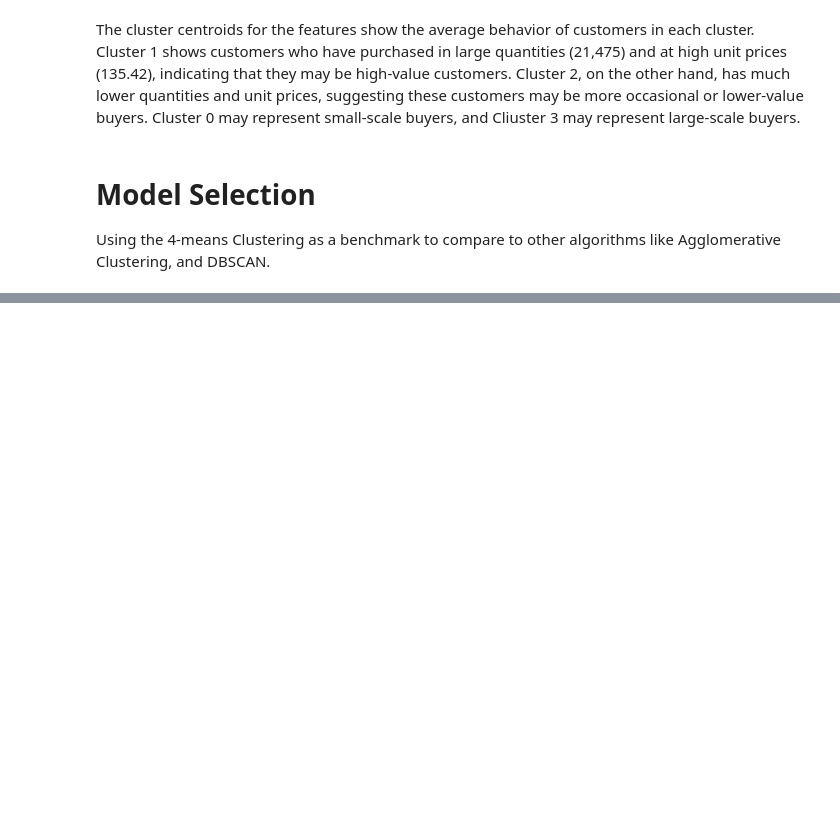
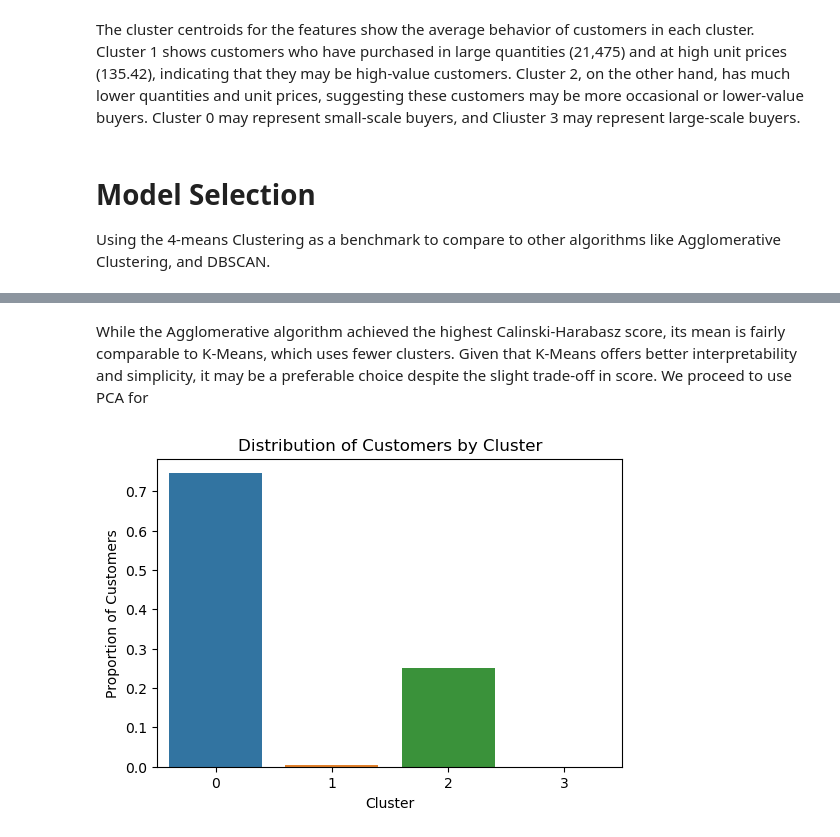
Before and after one commit to EOsamau/DS-Projects, a Jupyter notebook: Customer Segmentation/customer_segmentation.ipynb, the cells around one changed output, grey strips where cells are left out. Cells and saved outputs as stored; diff of their text form; code cells hidden in the pictures; blank space fills up the shorter version.

```diff
--- a/Customer Segmentation/customer_segmentation.ipynb
+++ b/Customer Segmentation/customer_segmentation.ipynb
@@ -142,0 +307,20 @@ Using the 4-means Clustering as a benchmark to compare to other algorithms like
+# %% [markdown]
+While the Agglomerative algorithm achieved the highest Calinski-Harabasz score, its mean is fairly comparable to K-Means, which uses fewer clusters. Given that K-Means offers better interpretability and simplicity, it may be a preferable choice despite the slight trade-off in score. We proceed to use PCA for
+# %%
+import seaborn as sns
+import matplotlib.pyplot as plt
+
+
+cluster_distribution = customer_data['Cluster'].value_counts(normalize=True).reset_index()
+cluster_distribution.columns = ['Cluster', 'Proportion']
+
+plt.figure(figsize=(6, 4))
+sns.barplot(x='Cluster', y='Proportion', data=cluster_distribution)
+
+plt.xlabel('Cluster')
+plt.ylabel('Proportion of Customers')
+plt.title('Distribution of Customers by Cluster')
+
+plt.show()
+# %% [output]
+[figure, added]
```
Also changed, not shown: parts of 32 cells of this notebook, 4 other files.
